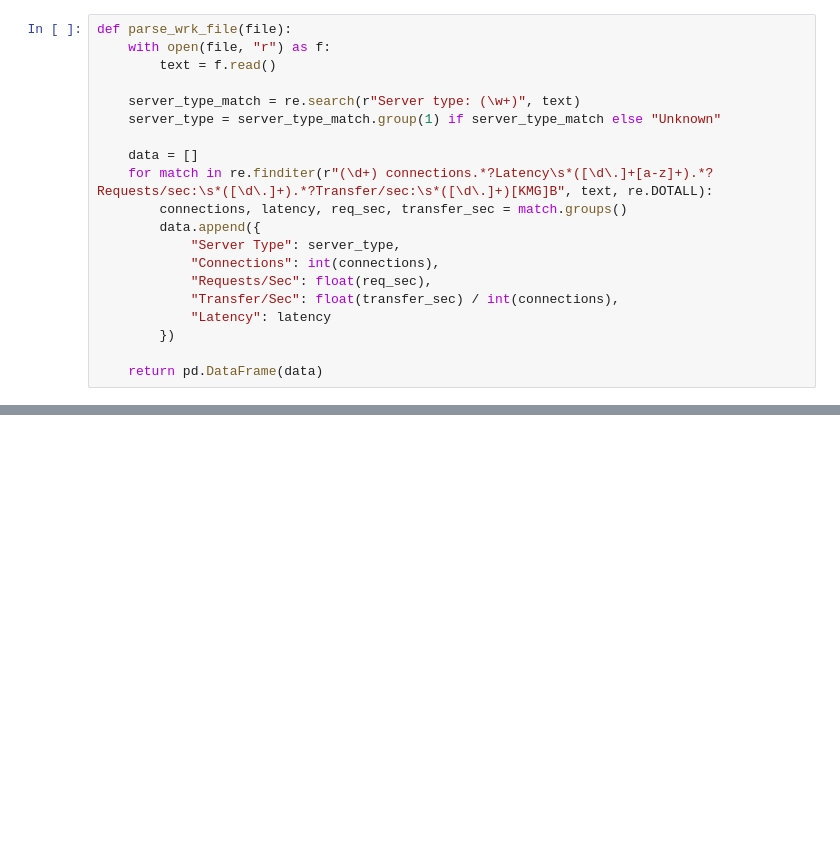
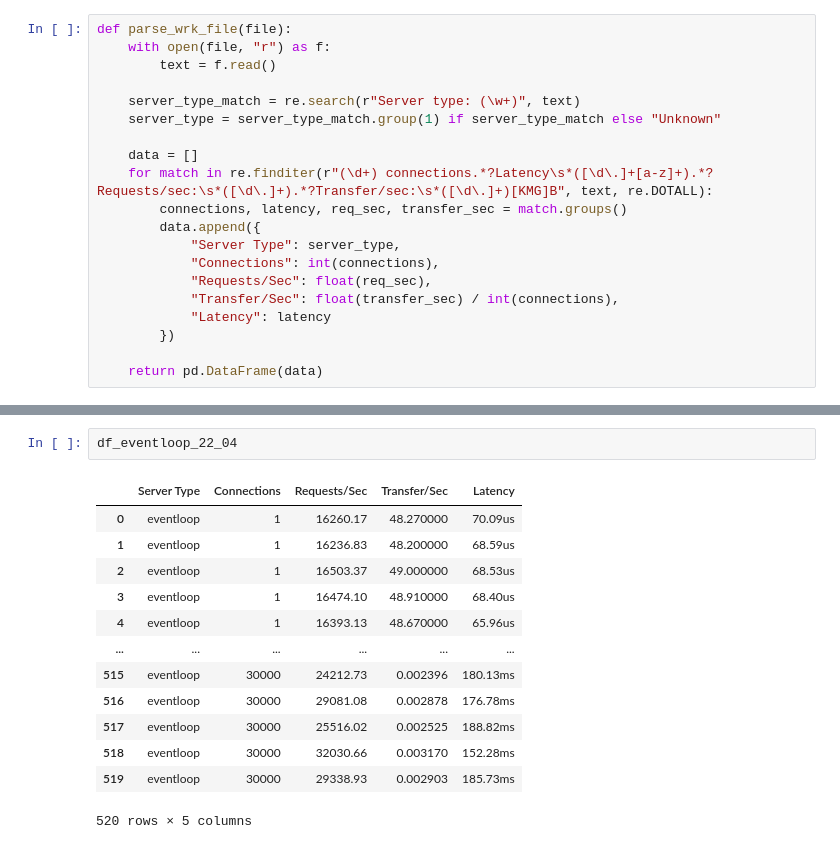
Before and after one commit to marychatte/diploma, a Jupyter notebook: results/results-analyzer.ipynb, the cells around one changed output, grey strips where cells are left out. Cells and saved outputs as stored; diff of their text form; blank space fills up the shorter version.

```diff
--- a/results/results-analyzer.ipynb
+++ b/results/results-analyzer.ipynb
@@ -102,0 +174,16 @@ plot_graphs(df_blocking_after_1000, df_eventloop_after_1000, df_reactor_after_10
+# %%
+df_eventloop_22_04
+# %% [output]
+|  | Server Type | Connections | Requests/Sec | Transfer/Sec | Latency |
+| 0 | eventloop | 1 | 16260.17 | 48.270000 | 70.09us |
+| 1 | eventloop | 1 | 16236.83 | 48.200000 | 68.59us |
+| 2 | eventloop | 1 | 16503.37 | 49.000000 | 68.53us |
+| 3 | eventloop | 1 | 16474.10 | 48.910000 | 68.40us |
+| 4 | eventloop | 1 | 16393.13 | 48.670000 | 65.96us |
+| ... | ... | ... | ... | ... | ... |
+| 515 | eventloop | 30000 | 24212.73 | 0.002396 | 180.13ms |
+| 516 | eventloop | 30000 | 29081.08 | 0.002878 | 176.78ms |
+| 517 | eventloop | 30000 | 25516.02 | 0.002525 | 188.82ms |
+| 518 | eventloop | 30000 | 32030.66 | 0.003170 | 152.28ms |
+| 519 | eventloop | 30000 | 29338.93 | 0.002903 | 185.73ms |
+520 rows × 5 columns
```
Also changed, not shown: parts of 15 cells of this notebook, 26 other files.
